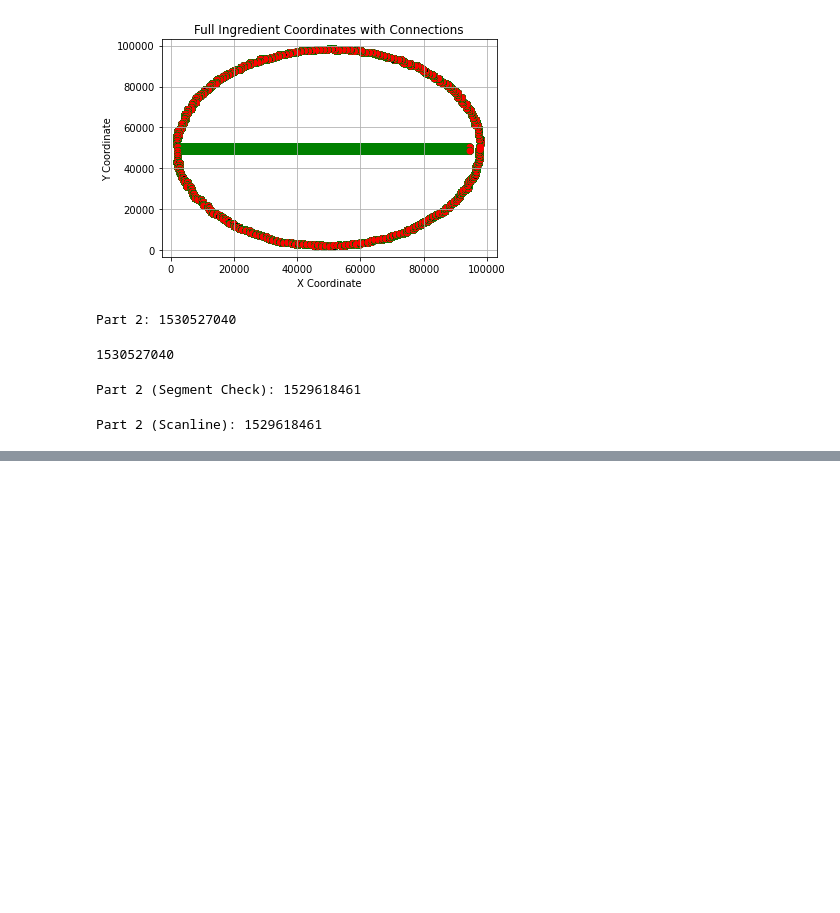
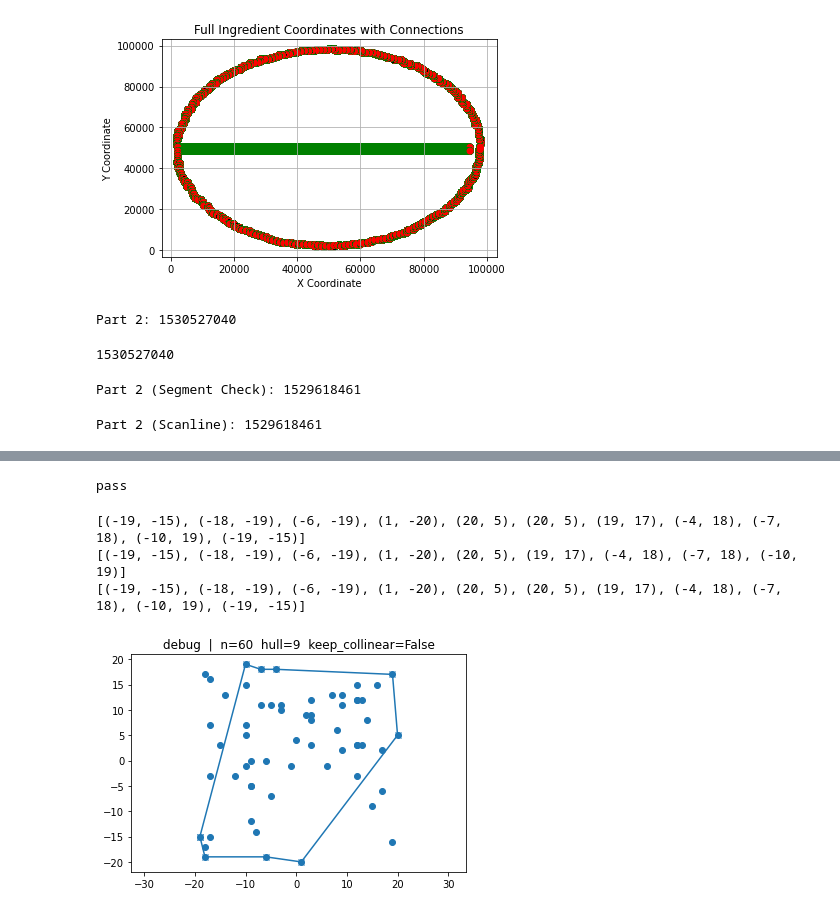
Before and after one commit to RandomAnass/AdventOfCode2025, a Jupyter notebook: notebook.ipynb, the cells around one changed output, grey strips where cells are left out. Saved outputs shown, nothing was run; the diff lists cells and outputs as text; code cells hidden in the pictures; blank space fills up the shorter version.

```diff
--- a/notebook.ipynb
+++ b/notebook.ipynb
@@ -2174,0 +2636,24 @@ Part 2 (Scanline): 1529618461
+# %%
+def cross(o,a,b):
+    return (a[0]-o[0])*(b[1]-o[1]) - (a[1]-o[1])*(b[0]-o[0])
+# first sort
+# get lower and upper using cross
+def convex_hull(points,keep_collinear =  False):
+    pts = sorted(set(points))
+    if len(pts)<=2:
+        return pts
+    def pop_it(o,a,b, keep_collinear = keep_collinear):
+        c = cross(o,a,b)
+        return (c>= 0 if keep_collinear else c>0)
+    lower = []
+    upper = []
+    for p in pts:
+        while len(lower)>=2 and pop_it(lower[-2],lower[-1],p):
+            lower.pop()
+        lower.append(p)
+    upper = []
+    for p in reversed(pts):
+        while len(upper)>=2 and pop_it(upper[-2],upper[-1],p):
+            upper.pop()
+        upper.append(p)
+    return lower[:-1]+upper[:-1]
@@ -2174,0 +2734,55 @@ Part 2 (Scanline): 1529618461
+# %%
+def test_k0():
+    rs = ReservoirSampler(k=0, seed=0)
+    for i in range(1, 101):
+        rs.update(i)
+    assert rs.sample() == []
+
+def test_less_than_k():
+    rs = ReservoirSampler(k=10, seed=0)
+    for x in ["a", "b", "c"]:
+        rs.update(x)
+    assert rs.sample() == ["a", "b", "c"]
+
+def test_deterministic_seed0():
+    rs = ReservoirSampler(k=3, seed=0)
+    for i in range(1, 11):
+        rs.update(i)
+    assert rs.sample() == [6, 2, 7]
+
+def test_deterministic_seed1():
+    rs = ReservoirSampler(k=5, seed=1)
+    for i in range(1, 21):
+        rs.update(i)
+    assert rs.sample() == [19, 10, 3, 17, 9]
+
+def test_size_invariant():
+    rs = ReservoirSampler(k=4, seed=123)
+    for i in range(3):
+        rs.update(i)
+    assert len(rs.sample()) == 3
+    for i in range(3, 50):
+        rs.update(i)
+    assert len(rs.sample()) == 4
+
+def run_all():
+    test_k0()
+    test_less_than_k()
+    test_deterministic_seed0()
+    test_deterministic_seed1()
+    test_size_invariant()
+    print("pass")
+
+if __name__ == "__main__":
+    run_all()
+# %% [output]
+pass
+# %%
+pts =  rand_points(60, -20, 20, seed=2)
+print(convex_hull(pts, keep_collinear=False))
+plot_points_and_hull("debug", pts)
+# %% [output]
+[(-19, -15), (-18, -19), (-6, -19), (1, -20), (20, 5), (20, 5), (19, 17), (-4, 18), (-7, 18), (-10, 19), (-19, -15)]
+[(-19, -15), (-18, -19), (-6, -19), (1, -20), (20, 5), (19, 17), (-4, 18), (-7, 18), (-10, 19)]
+[(-19, -15), (-18, -19), (-6, -19), (1, -20), (20, 5), (20, 5), (19, 17), (-4, 18), (-7, 18), (-10, 19), (-19, -15)]
+[figure, added]
```
Also changed, not shown: parts of 20 cells of this notebook.
